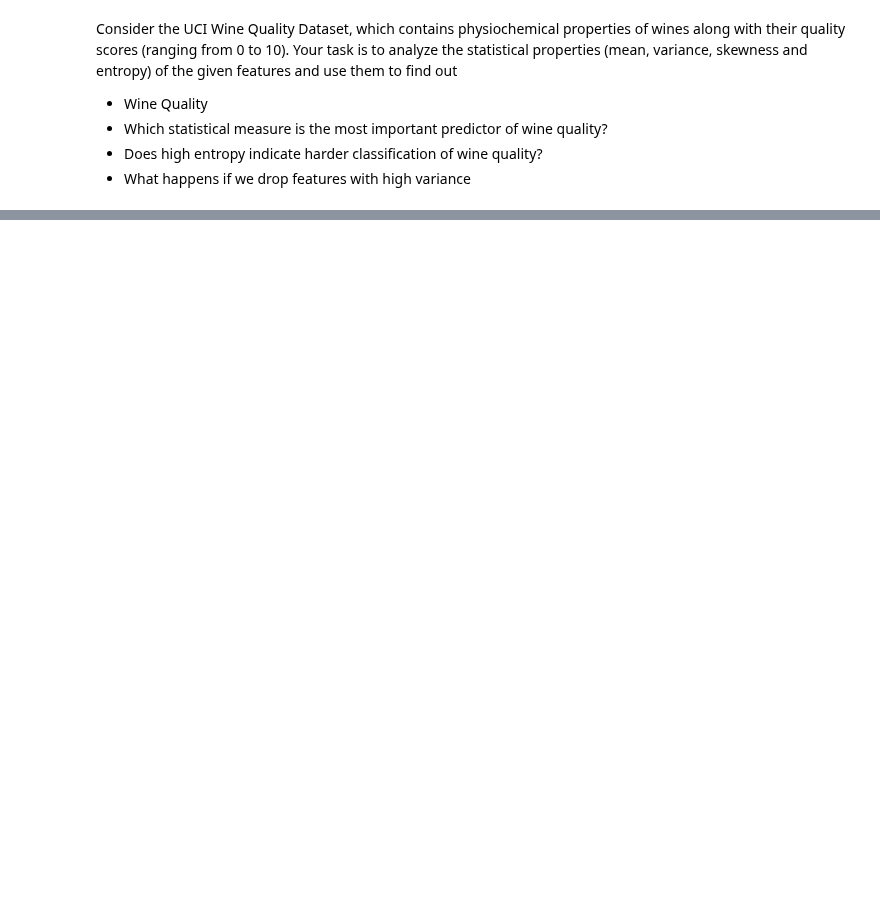
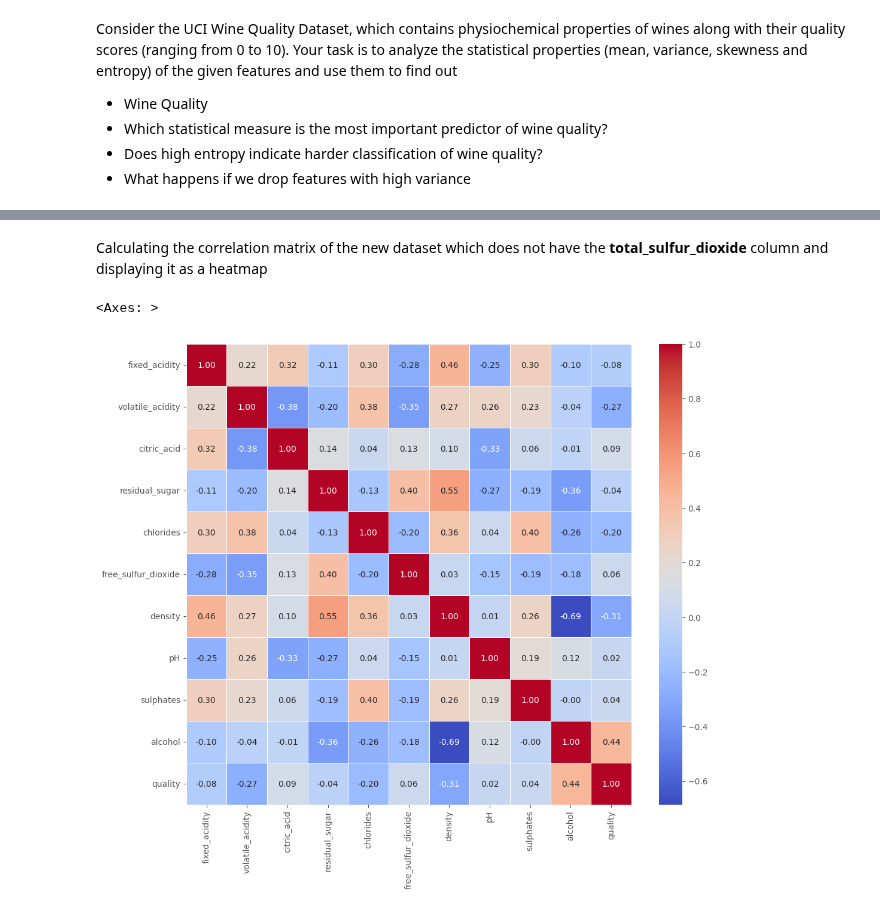
Before and after one commit to Hr15h1/AI_semII, a Jupyter notebook: question5.ipynb, the cells around one changed output, grey strips where cells are left out. Cells and saved outputs as stored; diff of their text form; code cells hidden in the pictures; blank space fills up the shorter version.

```diff
--- a/question5.ipynb
+++ b/question5.ipynb
@@ -89,0 +115,2 @@ sns.heatmap(corr_matrix, annot = True, cmap = "coolwarm", fmt = ".2f", linewidth
+# %%
+wq_X_1 = wq_X.drop(columns = ["total_sulfur_dioxide"])
@@ -89,0 +149,10 @@ sns.heatmap(corr_matrix, annot = True, cmap = "coolwarm", fmt = ".2f", linewidth
+# %% [markdown]
+Calculating the correlation matrix of the new dataset which does not have the <b>total_sulfur_dioxide</b> column and displaying it as a heatmap
+# %%
+combined_1 = pd.concat([wq_X_1, wq_y], axis = 1)
+corr_matrix_1 = combined_1.corr()
+plt.figure(figsize=(12,10))
+sns.heatmap(corr_matrix_1, annot = True, cmap = "coolwarm", fmt = ".2f", linewidths = 0.5)
+# %% [output]
+<Axes: >
+[figure, added]
```
Also changed, not shown: parts of 50 cells of this notebook, 7 other files.
